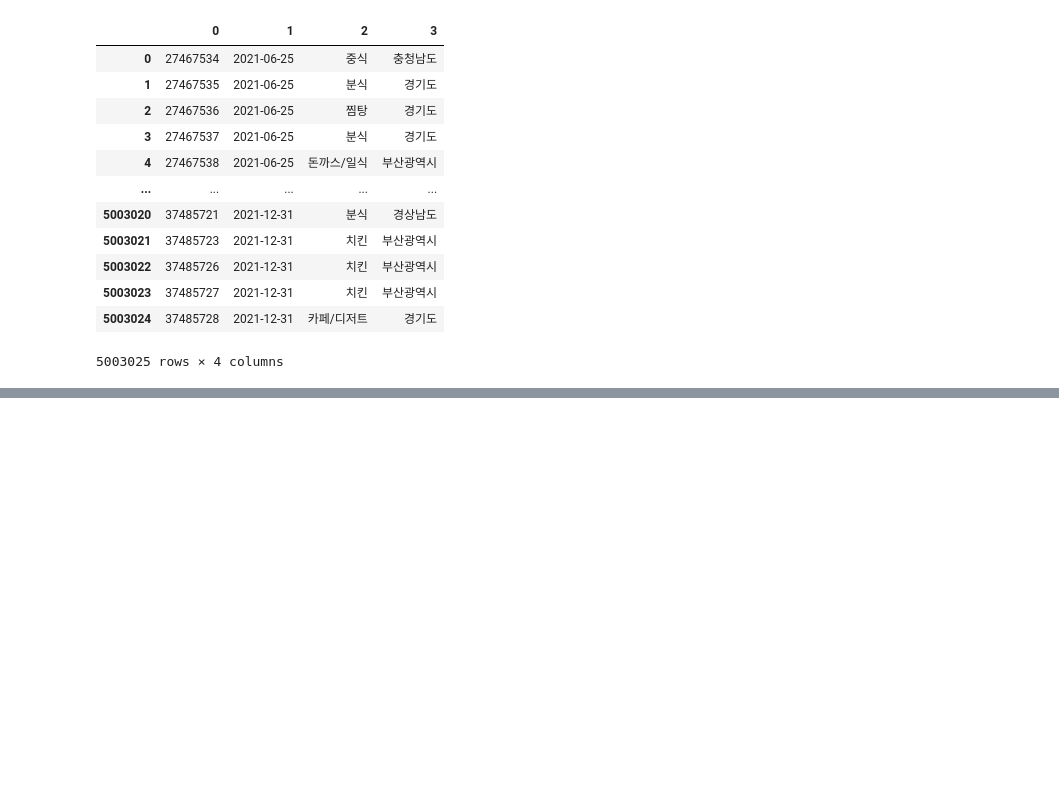
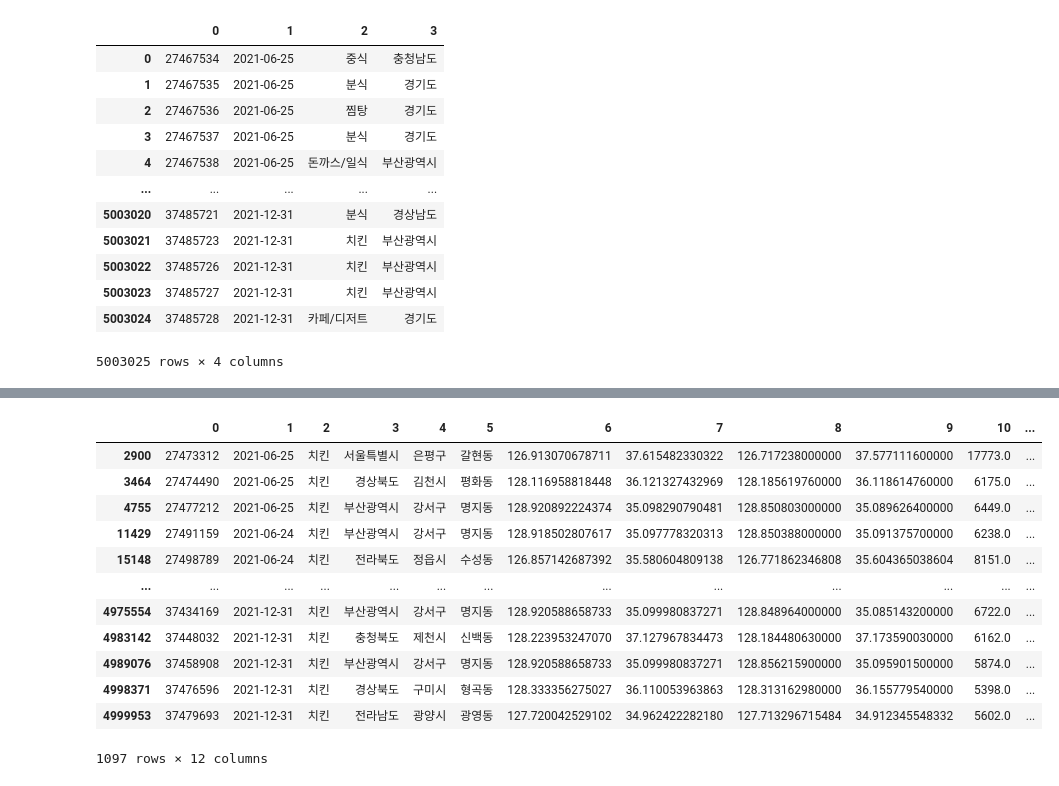
Before and after one commit to jeongho22/datalab2, a Jupyter notebook: 테스트.ipynb, the cells around one changed output, grey strips where cells are left out. Saved outputs shown, nothing was run; the diff lists cells and outputs as text; code cells hidden in the pictures; blank space fills up the shorter version.

```diff
--- a/테스트.ipynb
+++ b/테스트.ipynb
@@ -71,0 +175,16 @@ result[[0,1,2,3]]
+# %%
+df[(df[2]=='치킨') & ~(df[3]=='경기도') & (df[11]=='5000m초과')]
+# %% [output]
+|  | 0 | 1 | 2 | 3 | 4 | 5 | 6 | 7 | 8 | 9 | 10 | ... |
+| 2900 | 27473312 | 2021-06-25 | 치킨 | 서울특별시 | 은평구 | 갈현동 | 126.913070678711 | 37.615482330322 | 126.717238000000 | 37.577111600000 | 17773.0 | ... |
+| 3464 | 27474490 | 2021-06-25 | 치킨 | 경상북도 | 김천시 | 평화동 | 128.116958818448 | 36.121327432969 | 128.185619760000 | 36.118614760000 | 6175.0 | ... |
+| 4755 | 27477212 | 2021-06-25 | 치킨 | 부산광역시 | 강서구 | 명지동 | 128.920892224374 | 35.098290790481 | 128.850803000000 | 35.089626400000 | 6449.0 | ... |
+| 11429 | 27491159 | 2021-06-24 | 치킨 | 부산광역시 | 강서구 | 명지동 | 128.918502807617 | 35.097778320313 | 128.850388000000 | 35.091375700000 | 6238.0 | ... |
+| 15148 | 27498789 | 2021-06-24 | 치킨 | 전라북도 | 정읍시 | 수성동 | 126.857142687392 | 35.580604809138 | 126.771862346808 | 35.604365038604 | 8151.0 | ... |
+| ... | ... | ... | ... | ... | ... | ... | ... | ... | ... | ... | ... | ... |
+| 4975554 | 37434169 | 2021-12-31 | 치킨 | 부산광역시 | 강서구 | 명지동 | 128.920588658733 | 35.099980837271 | 128.848964000000 | 35.085143200000 | 6722.0 | ... |
+| 4983142 | 37448032 | 2021-12-31 | 치킨 | 충청북도 | 제천시 | 신백동 | 128.223953247070 | 37.127967834473 | 128.184480630000 | 37.173590030000 | 6162.0 | ... |
+| 4989076 | 37458908 | 2021-12-31 | 치킨 | 부산광역시 | 강서구 | 명지동 | 128.920588658733 | 35.099980837271 | 128.856215900000 | 35.095901500000 | 5874.0 | ... |
+| 4998371 | 37476596 | 2021-12-31 | 치킨 | 경상북도 | 구미시 | 형곡동 | 128.333356275027 | 36.110053963863 | 128.313162980000 | 36.155779540000 | 5398.0 | ... |
+| 4999953 | 37479693 | 2021-12-31 | 치킨 | 전라남도 | 광양시 | 광영동 | 127.720042529102 | 34.962422282180 | 127.713296715484 | 34.912345548332 | 5602.0 | ... |
+1097 rows × 12 columns
```
Also changed, not shown: parts of 13 cells of this notebook.
